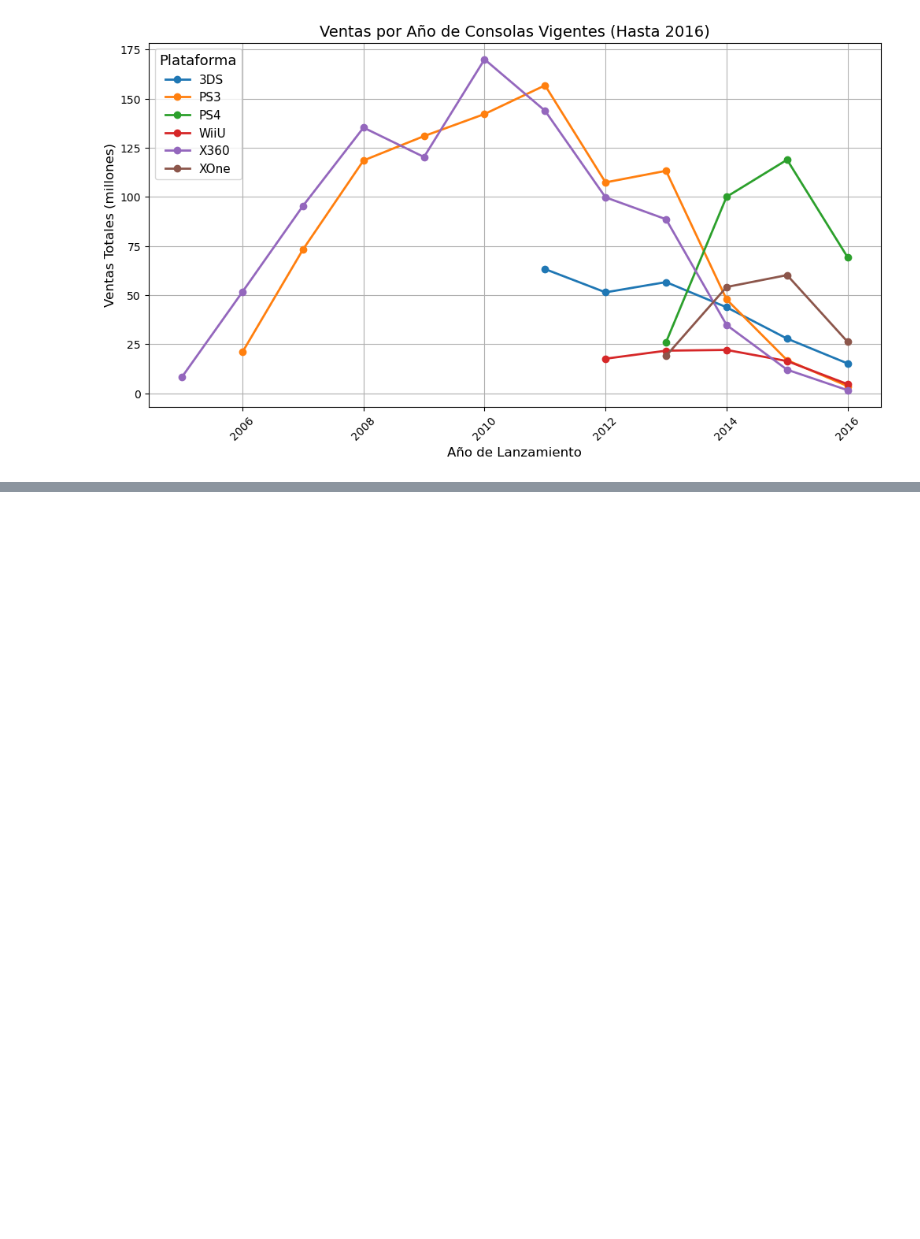
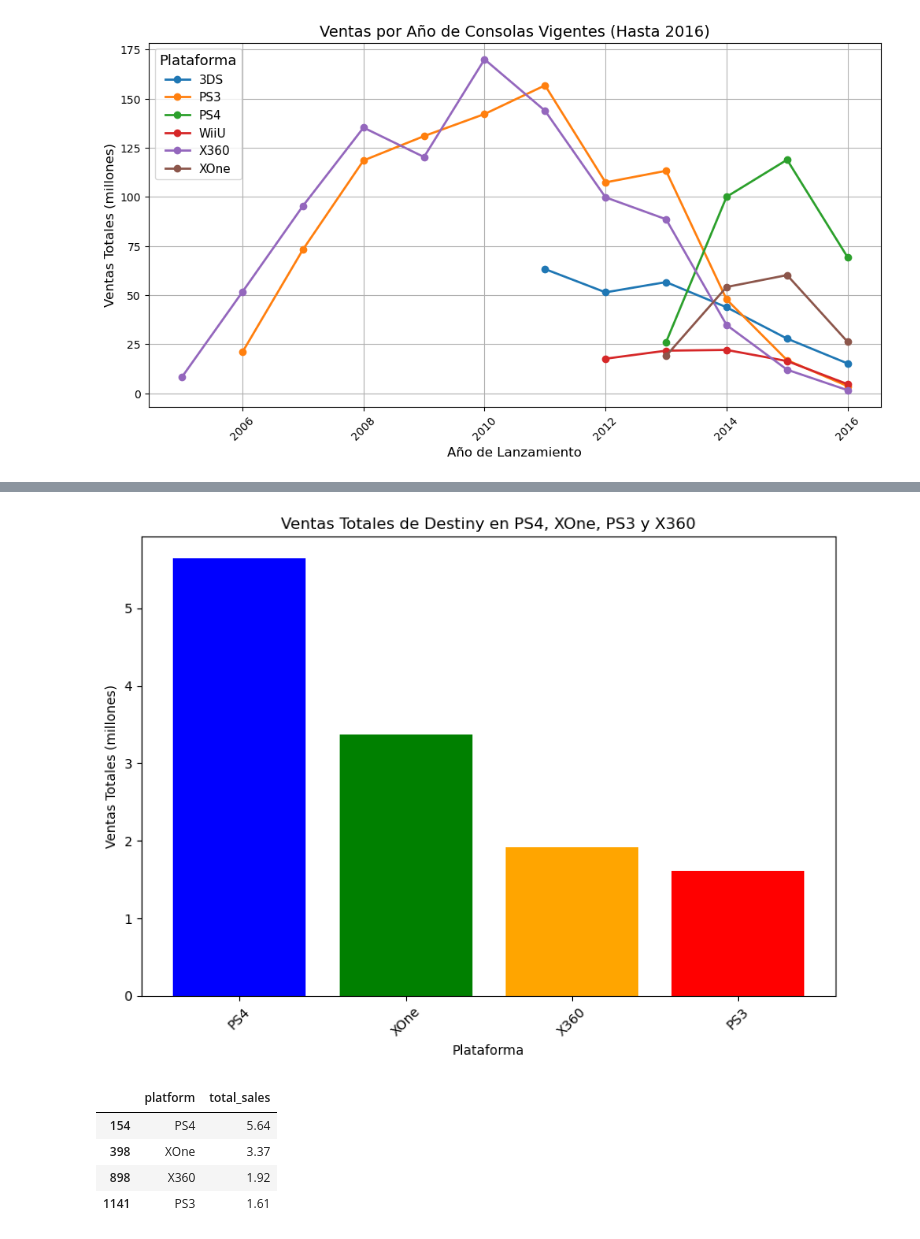
Before and after one commit to reyesleo22/Analisis_-de-Consolas-2016, a Jupyter notebook: reporte.ipynb, the cells around one changed output, grey strips where cells are left out. Drawn from its saved outputs; the diff is of its cells as text; code cells hidden in the pictures; blank space fills up the shorter version.

```diff
--- a/reporte.ipynb
+++ b/reporte.ipynb
@@ -361,0 +540,31 @@ plt.show()
+# %%
+# Cargar nuevamente el dataset corregido
+df = pd.read_csv('games_preparados.csv')
+
+# Filtrar los datos para incluir únicamente Destiny en las 4 plataformas seleccionadas
+plataformas_seleccionadas = ['PS4', 'XOne', 'PS3', 'X360']
+df_destiny = df[(df['name'].str.lower() == 'destiny') & (df['platform'].isin(plataformas_seleccionadas))]
+
+# Crear una gráfica de barras con las ventas de Destiny por plataforma
+plt.figure(figsize=(8, 6))
+plt.bar(df_destiny['platform'], df_destiny['total_sales'], color=['blue', 'green', 'orange', 'red'])
+
+# Configuración de la gráfica
+plt.title('Ventas Totales de Destiny en PS4, XOne, PS3 y X360')
+plt.xlabel('Plataforma')
+plt.ylabel('Ventas Totales (millones)')
+plt.xticks(rotation=45)
+plt.tight_layout()
+
+# Mostrar la gráfica
+plt.show()
+
+# Mostrar los datos de ventas de Destiny
+df_destiny[['platform', 'total_sales']]
+# %% [output]
+[figure, added]
+|  | platform | total_sales |
+| 154 | PS4 | 5.64 |
+| 398 | XOne | 3.37 |
+| 898 | X360 | 1.92 |
+| 1141 | PS3 | 1.61 |
```
Also changed, not shown: parts of 11 cells of this notebook.
